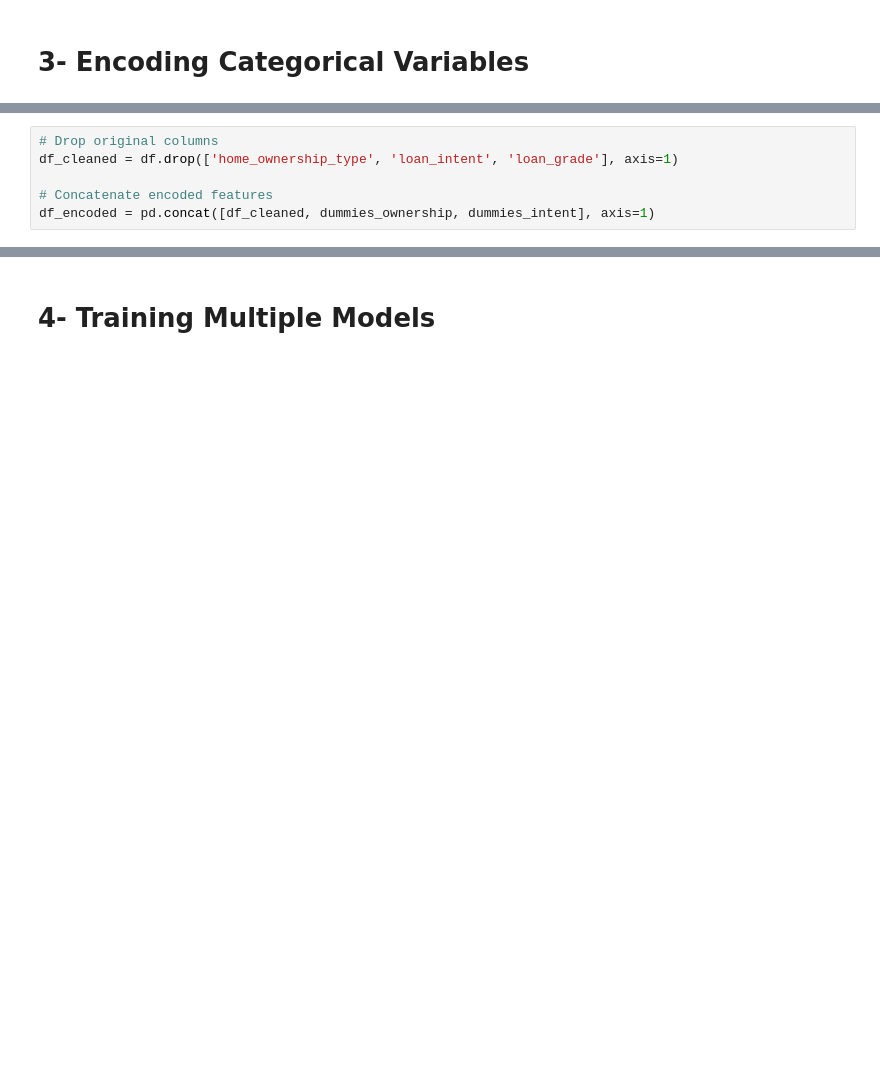
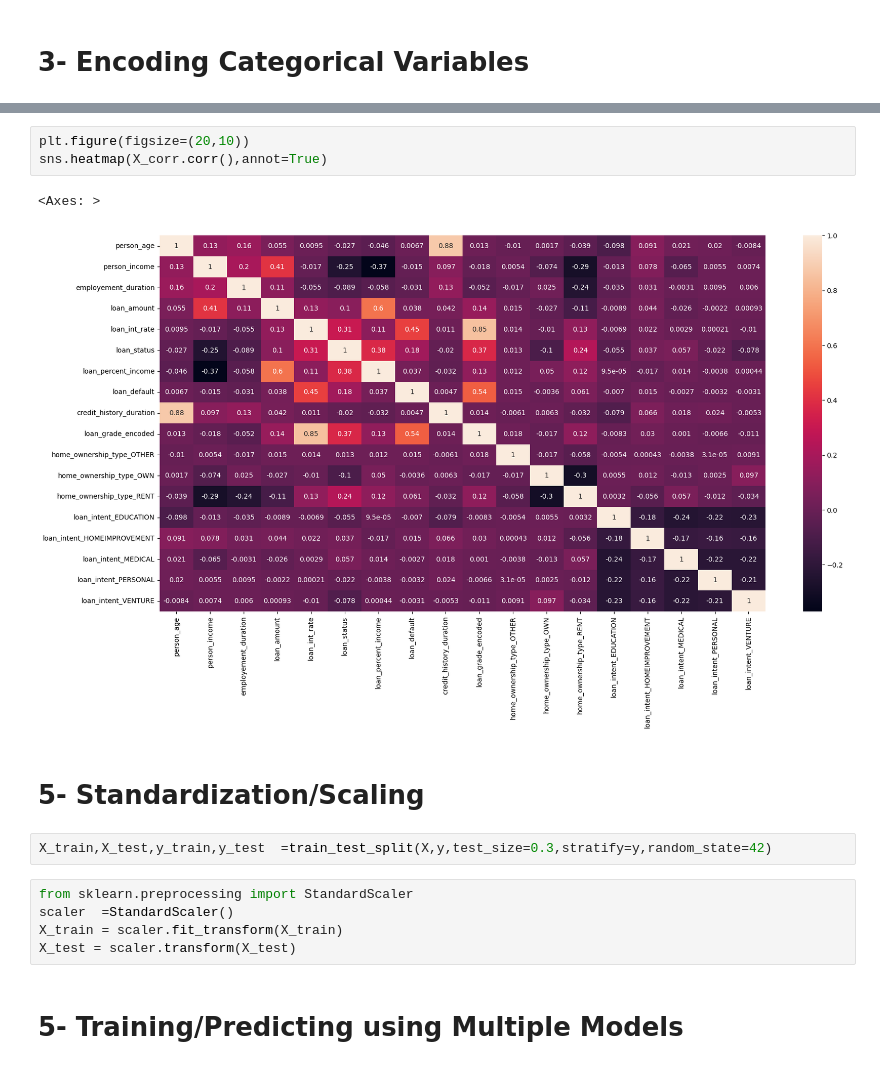
Before and after one commit to Prabh10p/customer-credit-risk-optimization, a Jupyter notebook: src/notebook/Jupyter Notebooks/Model_training.ipynb, the cells around one changed output, grey strips where cells are left out. Drawn from its saved outputs; the diff is of its cells as text; blank space fills up the shorter version.

```diff
--- a/src/notebook/Jupyter Notebooks/Model_training.ipynb
+++ b/src/notebook/Jupyter Notebooks/Model_training.ipynb
@@ -62,6 +91,0 @@ df['loan_grade_encoded'] = ordinal.fit_transform(df[['loan_grade']])
-# %%
-# Drop original columns
-df_cleaned = df.drop(['home_ownership_type', 'loan_intent', 'loan_grade'], axis=1)
-
-# Concatenate encoded features
-df_encoded = pd.concat([df_cleaned, dummies_ownership, dummies_intent], axis=1)
@@ -92,5 +117,20 @@ X_train,X_test,y_train,y_test  =train_test_split(X,y,test_size=0.3,random_state=
+# %%
+plt.figure(figsize=(20,10))
+sns.heatmap(X_corr.corr(),annot=True)
+# %% [output]
+<Axes: >
+[figure, added]
+# %% [markdown]
+# 5- Standardization/Scaling
+# %%
+X_train,X_test,y_train,y_test  =train_test_split(X,y,test_size=0.3,stratify=y,random_state=42)
+# %%
+from sklearn.preprocessing import StandardScaler
+scaler  =StandardScaler()
+X_train = scaler.fit_transform(X_train)
+X_test = scaler.transform(X_test)
 # %% [markdown]
-# 4- Training Multiple Models
+# 5- Training/Predicting using Multiple Models
 # %%
 models = {
     "LogisticRegression": LogisticRegression(solver="saga", penalty="elasticnet", max_iter=10),
```
Also changed, not shown: parts of 25 cells of this notebook, 7 other files.
